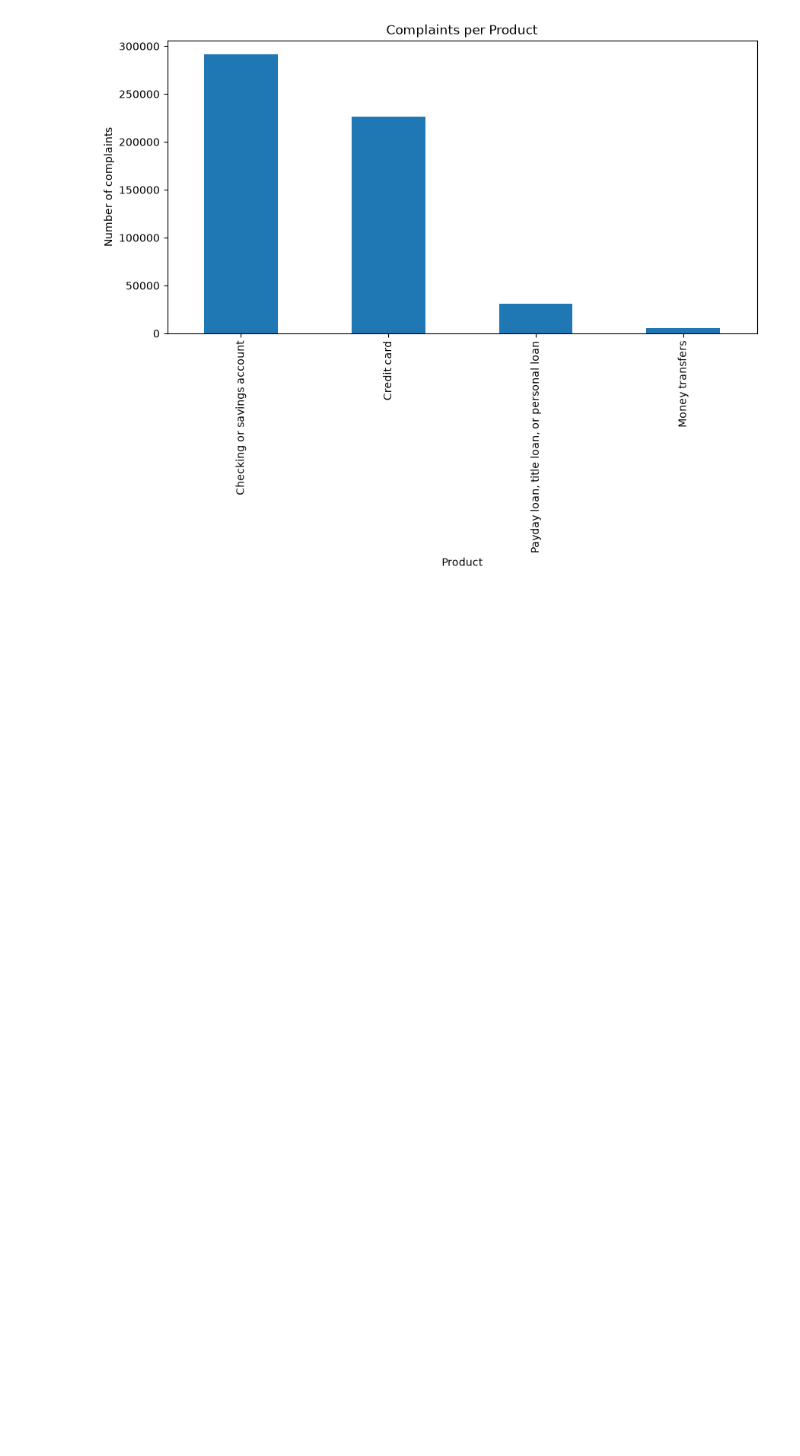
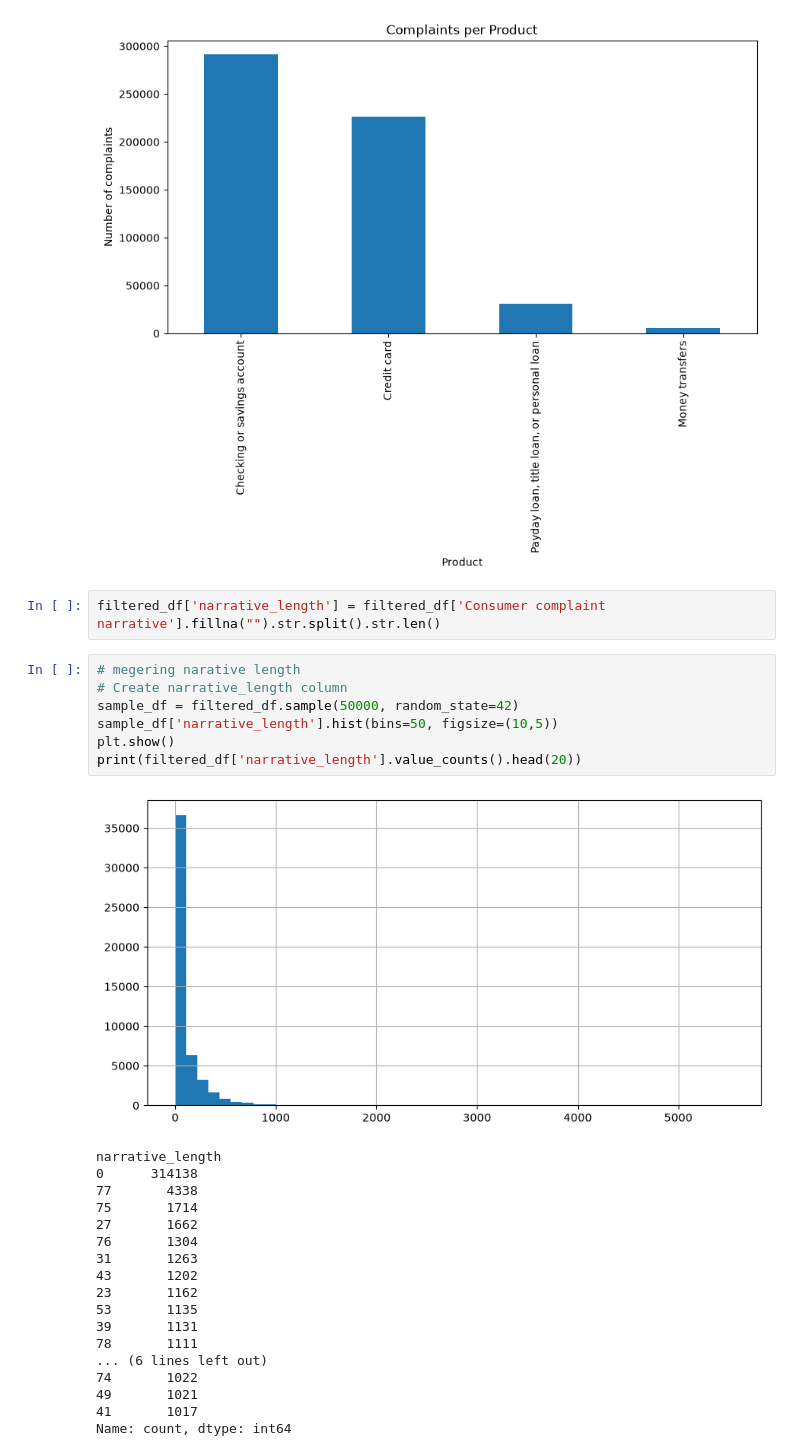
Before and after one commit to Sumeyahassen/rag-complaint-chatbot, a Jupyter notebook: notebooks/task2_eda_preprocessing.ipynb, the cells around one changed output. Drawn from its saved outputs; the diff is of its cells as text; blank space fills up the shorter version.

```diff
--- a/notebooks/task2_eda_preprocessing.ipynb
+++ b/notebooks/task2_eda_preprocessing.ipynb
@@ -24,3 +24,31 @@ Payday loan, title loan, or personal loan     30641
 Money transfers                                5354
 Name: count, dtype: int64
 [figure]
+# %%
+filtered_df['narrative_length'] = filtered_df['Consumer complaint narrative'].fillna("").str.split().str.len()
+# %%
+# megering narative length
+# Create narrative_length column
+sample_df = filtered_df.sample(50000, random_state=42)
+sample_df['narrative_length'].hist(bins=50, figsize=(10,5))
+plt.show()
+print(filtered_df['narrative_length'].value_counts().head(20))
+# %% [output]
+[figure, added]
+narrative_length
+0      314138
+77       4338
+75       1714
+27       1662
+76       1304
+31       1263
+43       1202
+23       1162
+53       1135
+39       1131
+78       1111
+... (6 lines left out)
+74       1022
+49       1021
+41       1017
+Name: count, dtype: int64
```
Also changed, not shown: parts of 7 cells of this notebook.
